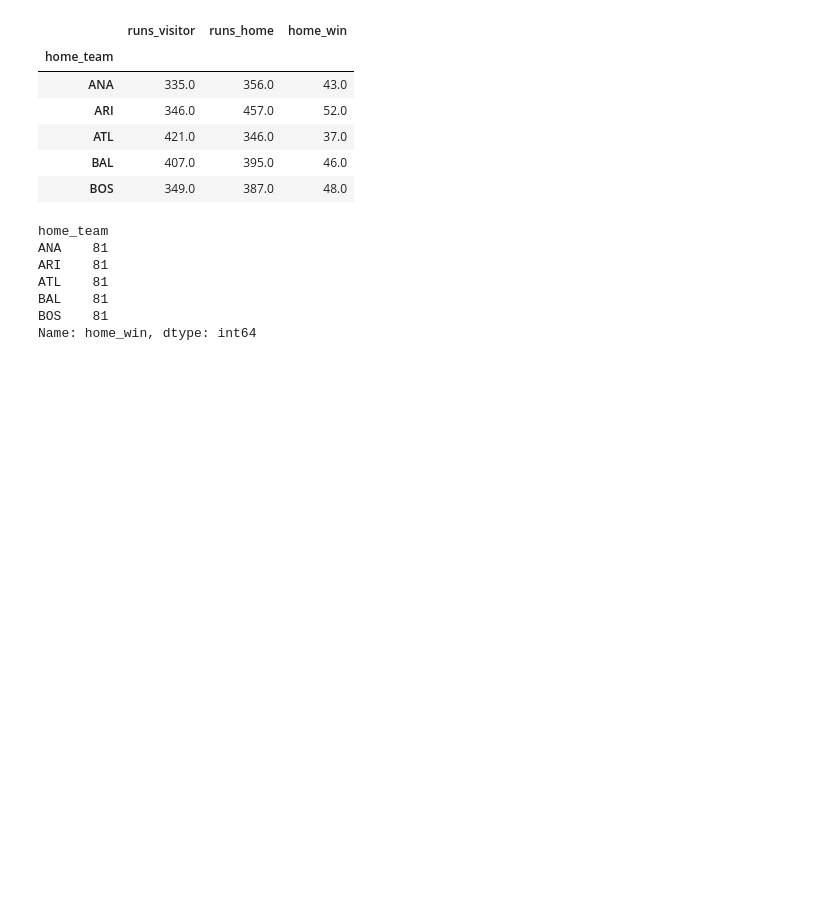
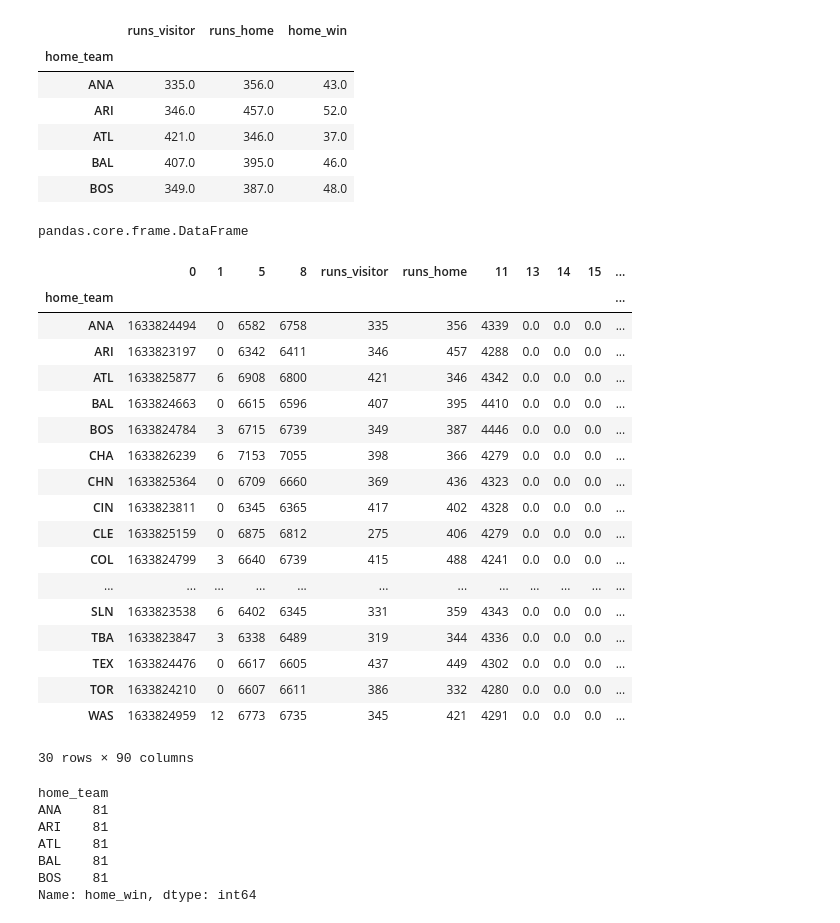
Before and after one commit to abendm/Pandas-Stuff, a Jupyter notebook: 04-EDA-Practice-Review-master/02-baseball-explore.ipynb, the cells around one changed output. Cells and saved outputs as stored; diff of their text form; code cells hidden in the pictures; blank space fills up the shorter version.

```diff
--- a/04-EDA-Practice-Review-master/02-baseball-explore.ipynb
+++ b/04-EDA-Practice-Review-master/02-baseball-explore.ipynb
@@ -74,4 +131,30 @@ home_group[['runs_visitor', 'runs_home', 'home_win']].apply(sum).head()
 | ATL | 421.0 | 346.0 | 37.0 |
 | BAL | 407.0 | 395.0 | 46.0 |
 | BOS | 349.0 | 387.0 | 48.0 |
+# %%
+type(home_group.head())
+# %% [output]
+pandas.core.frame.DataFrame
+# %%
+home_group.sum()
+# %% [output]
+|  | 0 | 1 | 5 | 8 | runs_visitor | runs_home | 11 | 13 | 14 | 15 | ... |
+| home_team |  |  |  |  |  |  |  |  |  |  | ... |
+| ANA | 1633824494 | 0 | 6582 | 6758 | 335 | 356 | 4339 | 0.0 | 0.0 | 0.0 | ... |
+| ARI | 1633823197 | 0 | 6342 | 6411 | 346 | 457 | 4288 | 0.0 | 0.0 | 0.0 | ... |
+| ATL | 1633825877 | 6 | 6908 | 6800 | 421 | 346 | 4342 | 0.0 | 0.0 | 0.0 | ... |
+| BAL | 1633824663 | 0 | 6615 | 6596 | 407 | 395 | 4410 | 0.0 | 0.0 | 0.0 | ... |
+| BOS | 1633824784 | 3 | 6715 | 6739 | 349 | 387 | 4446 | 0.0 | 0.0 | 0.0 | ... |
+| CHA | 1633826239 | 6 | 7153 | 7055 | 398 | 366 | 4279 | 0.0 | 0.0 | 0.0 | ... |
+| CHN | 1633825364 | 0 | 6709 | 6660 | 369 | 436 | 4323 | 0.0 | 0.0 | 0.0 | ... |
+| CIN | 1633823811 | 0 | 6345 | 6365 | 417 | 402 | 4328 | 0.0 | 0.0 | 0.0 | ... |
+| CLE | 1633825159 | 0 | 6875 | 6812 | 275 | 406 | 4279 | 0.0 | 0.0 | 0.0 | ... |
+| COL | 1633824799 | 3 | 6640 | 6739 | 415 | 488 | 4241 | 0.0 | 0.0 | 0.0 | ... |
+| ... | ... | ... | ... | ... | ... | ... | ... | ... | ... | ... | ... |
+| SLN | 1633823538 | 6 | 6402 | 6345 | 331 | 359 | 4343 | 0.0 | 0.0 | 0.0 | ... |
+| TBA | 1633823847 | 3 | 6338 | 6489 | 319 | 344 | 4336 | 0.0 | 0.0 | 0.0 | ... |
+| TEX | 1633824476 | 0 | 6617 | 6605 | 437 | 449 | 4302 | 0.0 | 0.0 | 0.0 | ... |
+| TOR | 1633824210 | 0 | 6607 | 6611 | 386 | 332 | 4280 | 0.0 | 0.0 | 0.0 | ... |
+| WAS | 1633824959 | 12 | 6773 | 6735 | 345 | 421 | 4291 | 0.0 | 0.0 | 0.0 | ... |
+30 rows × 90 columns
 # %%
```
Also changed, not shown: parts of 25 cells of this notebook.
